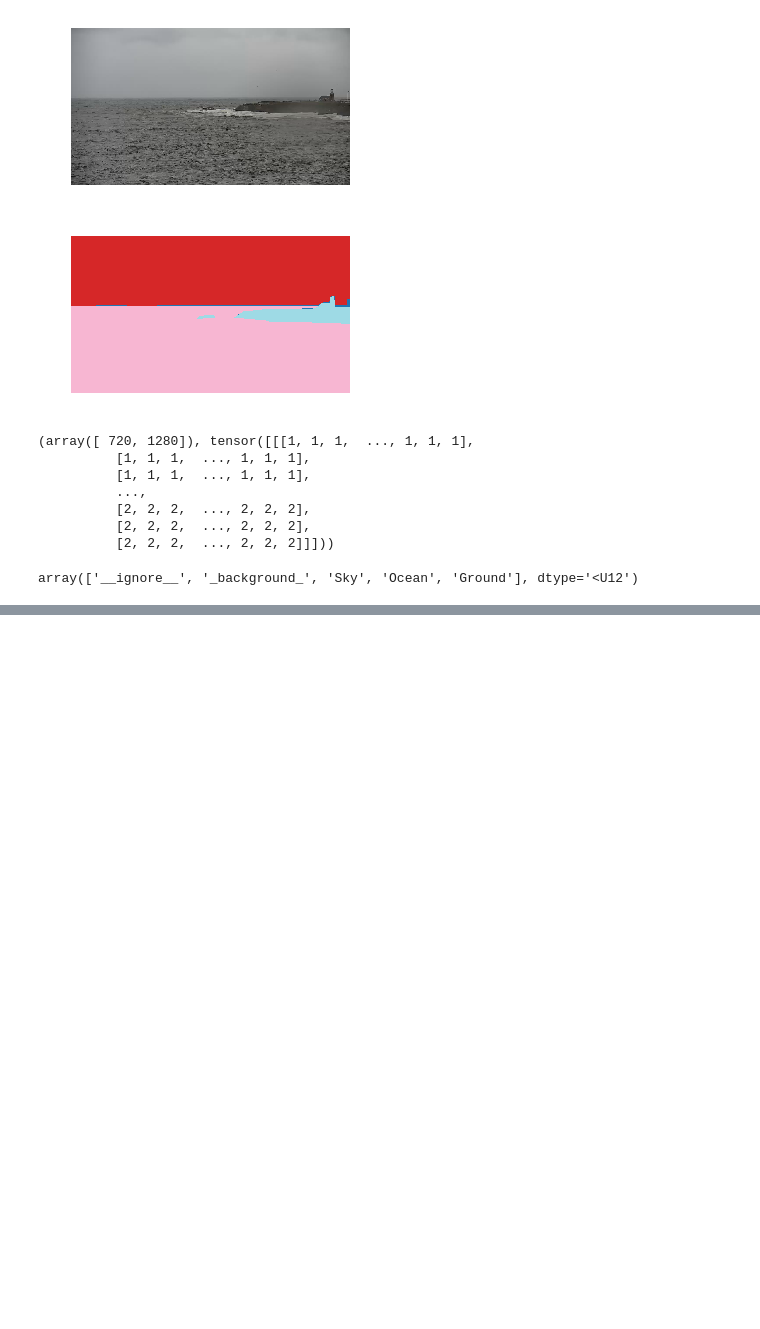
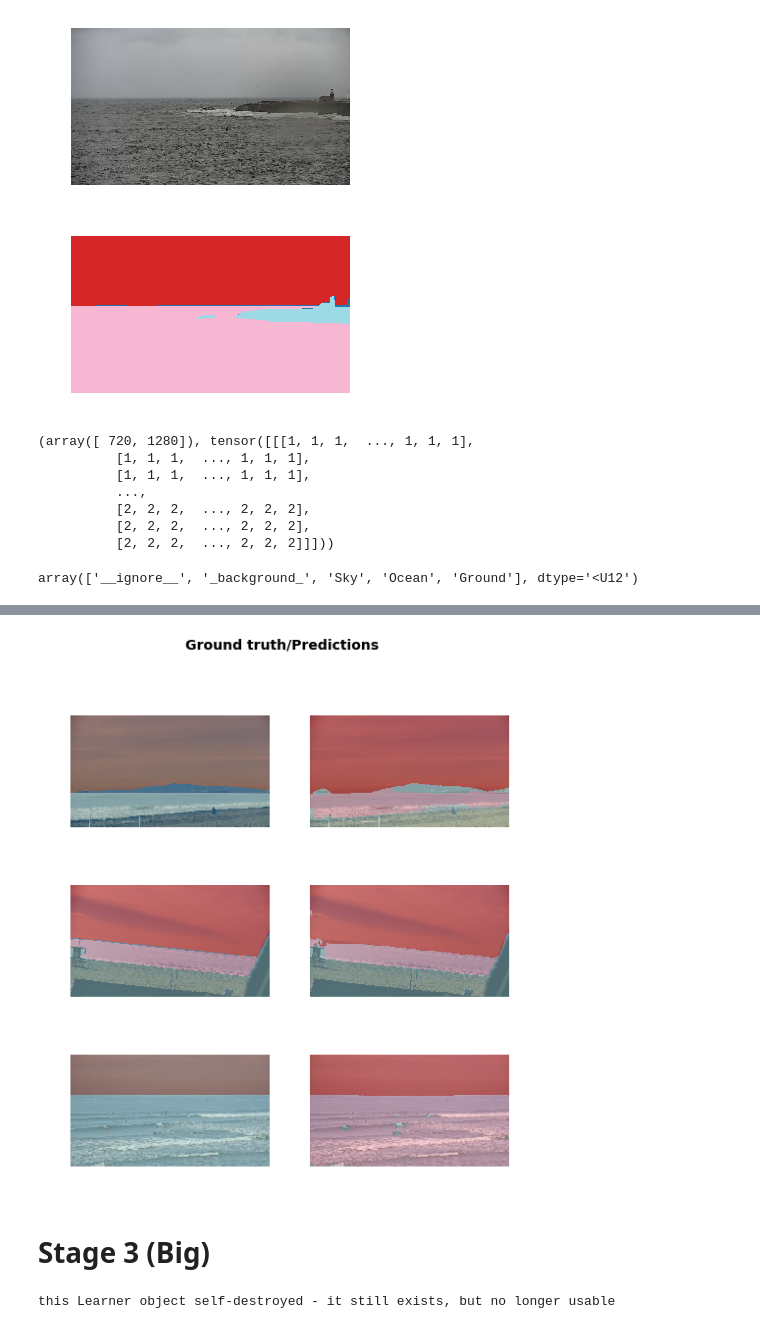
Before and after one commit to mhelmetag/froth, a Jupyter notebook: ml/froth.ipynb, the cells around one changed output, grey strips where cells are left out. Drawn from its saved outputs; the diff is of its cells as text; code cells hidden in the pictures; blank space fills up the shorter version.

```diff
--- a/ml/froth.ipynb
+++ b/ml/froth.ipynb
@@ -129,0 +134,4 @@ learn.show_results(rows=3, figsize=(8,9))
+# %%
+lrs = slice(lr/400,lr/4)
+# %%
+learn.fit_one_cycle(12, lrs, pct_start=0.8)
@@ -129,0 +152,4 @@ learn.show_results(rows=3, figsize=(8,9))
+# %%
+learn.show_results(rows=3, figsize=(8,9))
+# %% [output]
+[figure, added]
@@ -129,0 +158,6 @@ learn.show_results(rows=3, figsize=(8,9))
+# %% [markdown]
+# Stage 3 (Big)
+# %%
+learn.destroy()
+# %% [output]
+this Learner object self-destroyed - it still exists, but no longer usable
```
Also changed, not shown: parts of 28 cells of this notebook, 1 other file.
